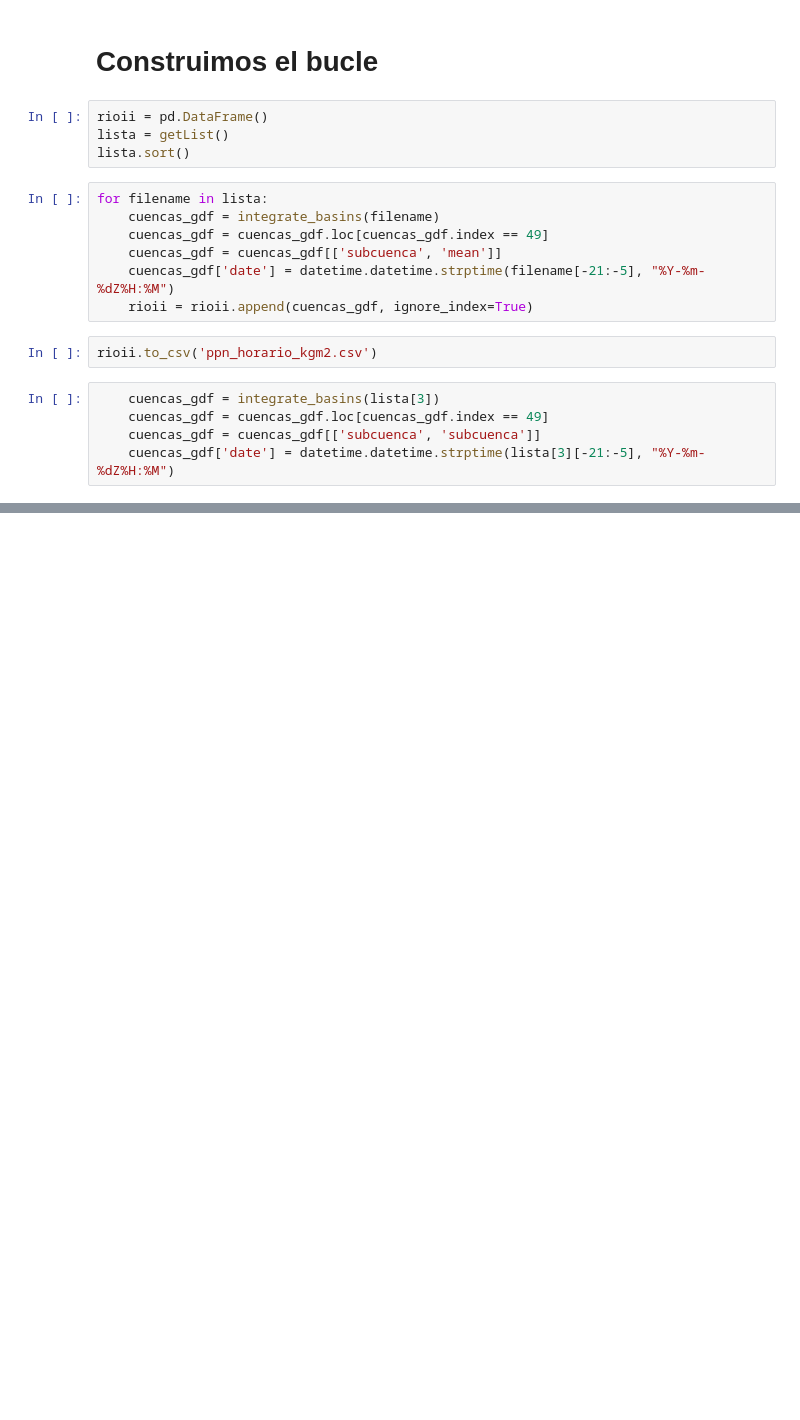
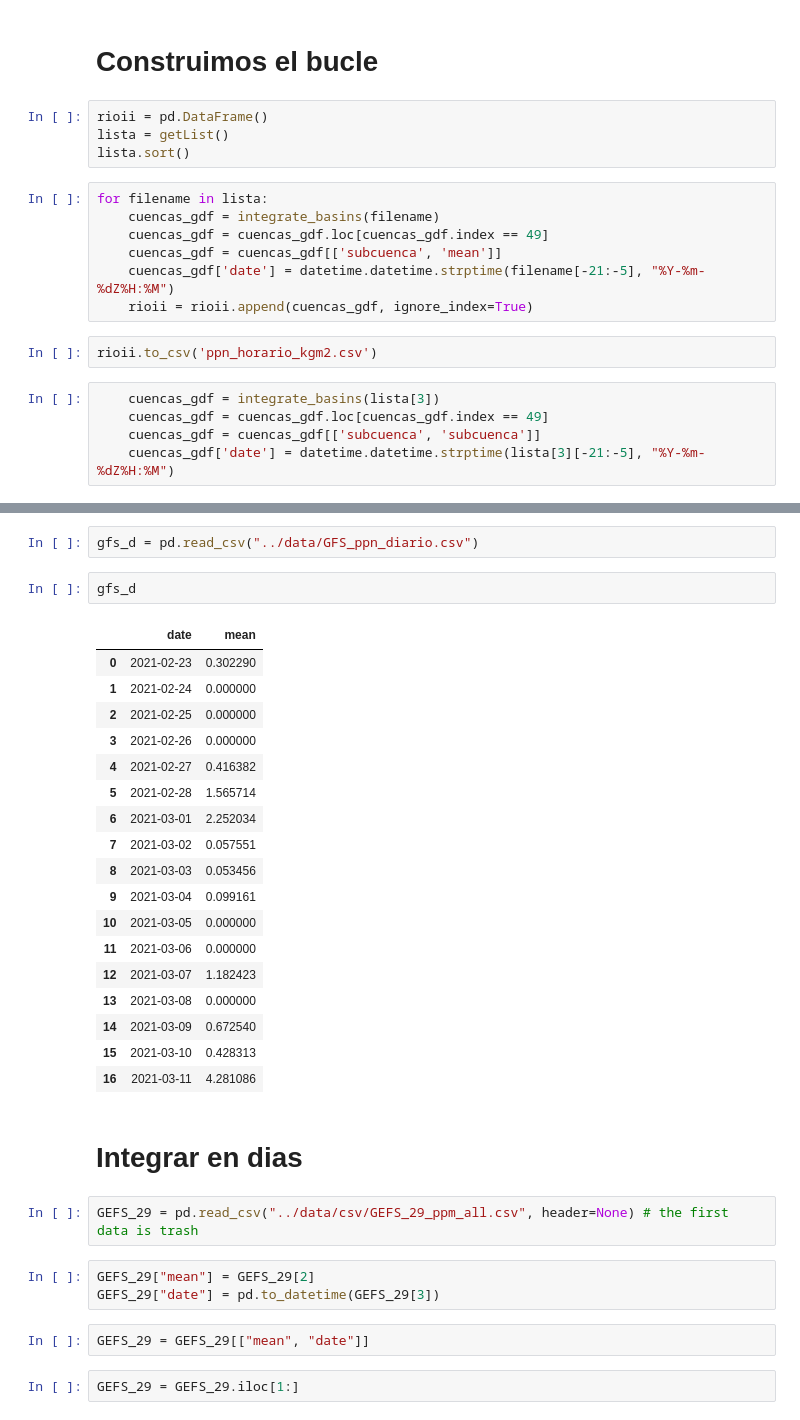
Before and after one commit to OHMC/gfsRaster, a Jupyter notebook: notebooks/Cuencas GFS.ipynb, the cells around one changed output, grey strips where cells are left out. Drawn from its saved outputs; the diff is of its cells as text; blank space fills up the shorter version.

```diff
--- a/notebooks/Cuencas GFS.ipynb
+++ b/notebooks/Cuencas GFS.ipynb
@@ -147,0 +201,34 @@ data
+# %%
+gfs_d = pd.read_csv("../data/GFS_ppn_diario.csv")
+# %%
+gfs_d
+# %% [output]
+|  | date | mean |
+| 0 | 2021-02-23 | 0.302290 |
+| 1 | 2021-02-24 | 0.000000 |
+| 2 | 2021-02-25 | 0.000000 |
+| 3 | 2021-02-26 | 0.000000 |
+| 4 | 2021-02-27 | 0.416382 |
+| 5 | 2021-02-28 | 1.565714 |
+| 6 | 2021-03-01 | 2.252034 |
+| 7 | 2021-03-02 | 0.057551 |
+| 8 | 2021-03-03 | 0.053456 |
+| 9 | 2021-03-04 | 0.099161 |
+| 10 | 2021-03-05 | 0.000000 |
+| 11 | 2021-03-06 | 0.000000 |
+| 12 | 2021-03-07 | 1.182423 |
+| 13 | 2021-03-08 | 0.000000 |
+| 14 | 2021-03-09 | 0.672540 |
+| 15 | 2021-03-10 | 0.428313 |
+| 16 | 2021-03-11 | 4.281086 |
+# %% [markdown]
+# Integrar en dias
+# %%
+GEFS_29 = pd.read_csv("../data/csv/GEFS_29_ppm_all.csv", header=None) # the first data is trash
+# %%
+GEFS_29["mean"] = GEFS_29[2]
+GEFS_29["date"] = pd.to_datetime(GEFS_29[3])
+# %%
+GEFS_29 = GEFS_29[["mean", "date"]]
+# %%
+GEFS_29 = GEFS_29.iloc[1:]
```
Also changed, not shown: parts of 27 cells of this notebook, 3 other files.
